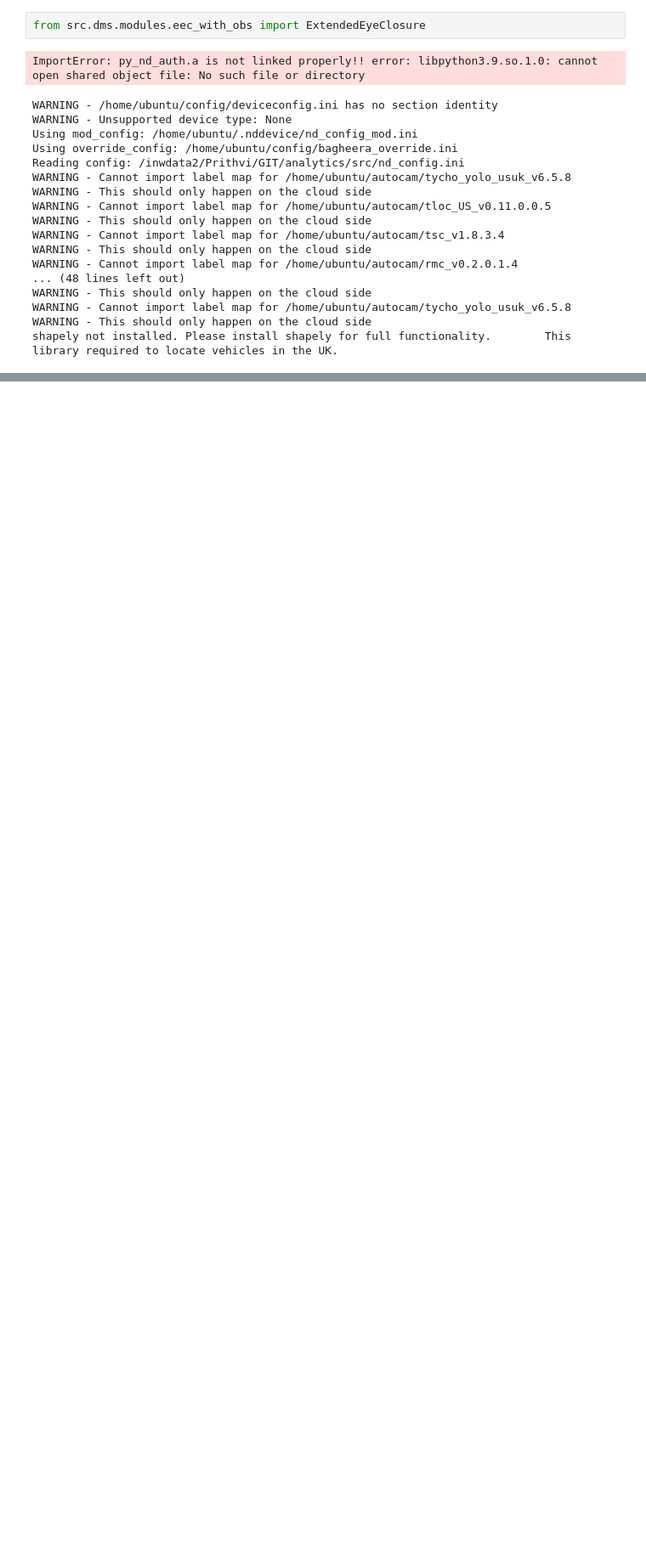
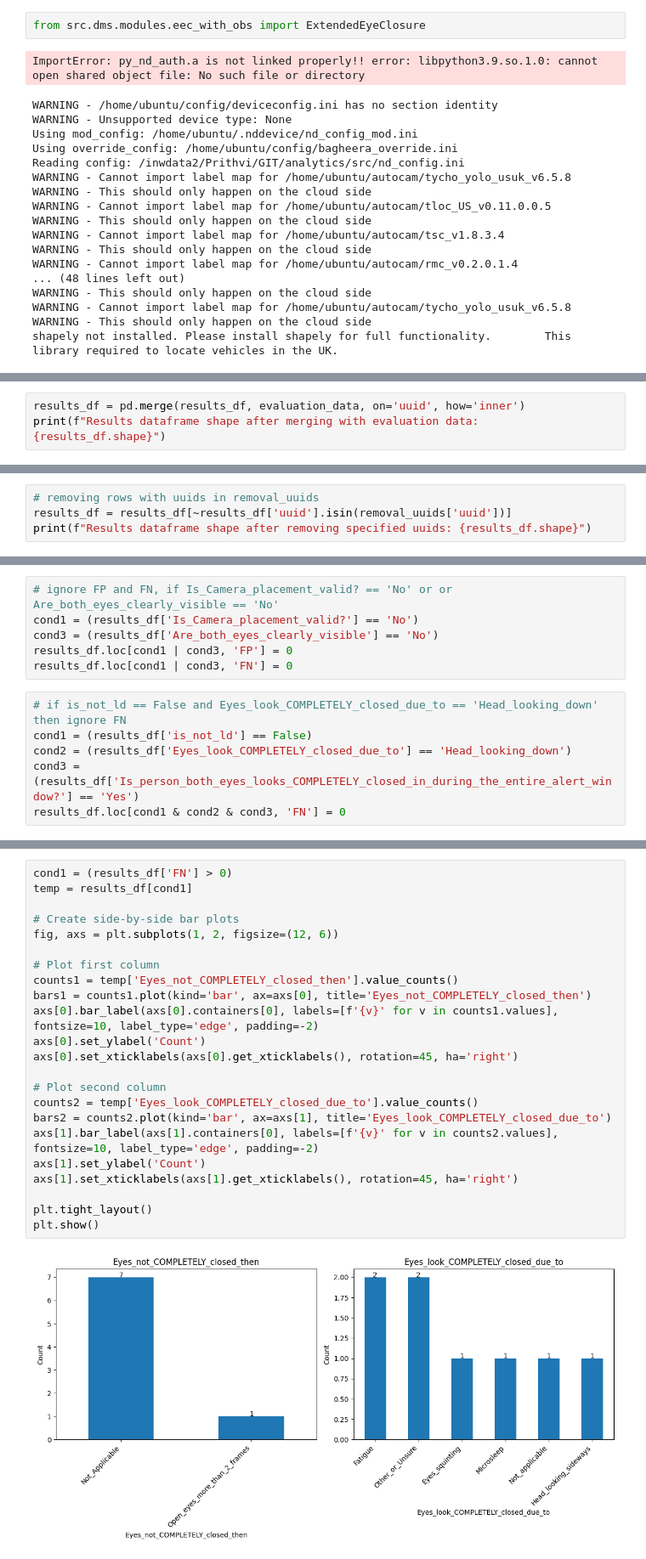
Before and after one commit to prithviramg-nd/work, a Jupyter notebook: AN25908/eec_69k_analysis.ipynb, the cells around one changed output, grey strips where cells are left out. Shown: that part at 85% size. Saved outputs shown, nothing was run; the diff lists cells and outputs as text; blank space fills up the shorter version.

```diff
--- a/AN25908/eec_69k_analysis.ipynb
+++ b/AN25908/eec_69k_analysis.ipynb
@@ -180,0 +241,3 @@ results_df.shape
+# %%
+results_df = pd.merge(results_df, evaluation_data, on='uuid', how='inner')
+print(f"Results dataframe shape after merging with evaluation data: {results_df.shape}")
@@ -180,0 +246,4 @@ results_df.shape
+# %%
+# removing rows with uuids in removal_uuids
+results_df = results_df[~results_df['uuid'].isin(removal_uuids['uuid'])]
+print(f"Results dataframe shape after removing specified uuids: {results_df.shape}")
@@ -180,0 +252,12 @@ results_df.shape
+# %%
+# ignore FP and FN, if Is_Camera_placement_valid? == 'No' or or Are_both_eyes_clearly_visible == 'No'
+cond1 = (results_df['Is_Camera_placement_valid?'] == 'No')
+cond3 = (results_df['Are_both_eyes_clearly_visible'] == 'No')
+results_df.loc[cond1 | cond3, 'FP'] = 0
+results_df.loc[cond1 | cond3, 'FN'] = 0
+# %%
+# if is_not_ld == False and Eyes_look_COMPLETELY_closed_due_to == 'Head_looking_down' then ignore FN
+cond1 = (results_df['is_not_ld'] == False)
+cond2 = (results_df['Eyes_look_COMPLETELY_closed_due_to'] == 'Head_looking_down')
+cond3 = (results_df['Is_person_both_eyes_looks_COMPLETELY_closed_in_during_the_entire_alert_window?'] == 'Yes')
+results_df.loc[cond1 & cond2 & cond3, 'FN'] = 0
@@ -225,0 +295,25 @@ temp = 'ff8aa7d8-24f4-4304-bd0d-ed9b3c33c8f8'
+# %%
+cond1 = (results_df['FN'] > 0)
+temp = results_df[cond1]
+
+# Create side-by-side bar plots
+fig, axs = plt.subplots(1, 2, figsize=(12, 6))
+
+# Plot first column
+counts1 = temp['Eyes_not_COMPLETELY_closed_then'].value_counts()
+bars1 = counts1.plot(kind='bar', ax=axs[0], title='Eyes_not_COMPLETELY_closed_then')
+axs[0].bar_label(axs[0].containers[0], labels=[f'{v}' for v in counts1.values], fontsize=10, label_type='edge', padding=-2)
+axs[0].set_ylabel('Count')
+axs[0].set_xticklabels(axs[0].get_xticklabels(), rotation=45, ha='right')
+
+# Plot second column
+counts2 = temp['Eyes_look_COMPLETELY_closed_due_to'].value_counts()
+bars2 = counts2.plot(kind='bar', ax=axs[1], title='Eyes_look_COMPLETELY_closed_due_to')
+axs[1].bar_label(axs[1].containers[0], labels=[f'{v}' for v in counts2.values], fontsize=10, label_type='edge', padding=-2)
+axs[1].set_ylabel('Count')
+axs[1].set_xticklabels(axs[1].get_xticklabels(), rotation=45, ha='right')
+
+plt.tight_layout()
+plt.show()
+# %% [output]
+[figure, added]
```
Also changed, not shown: parts of 27 cells of this notebook, 6 other files.
